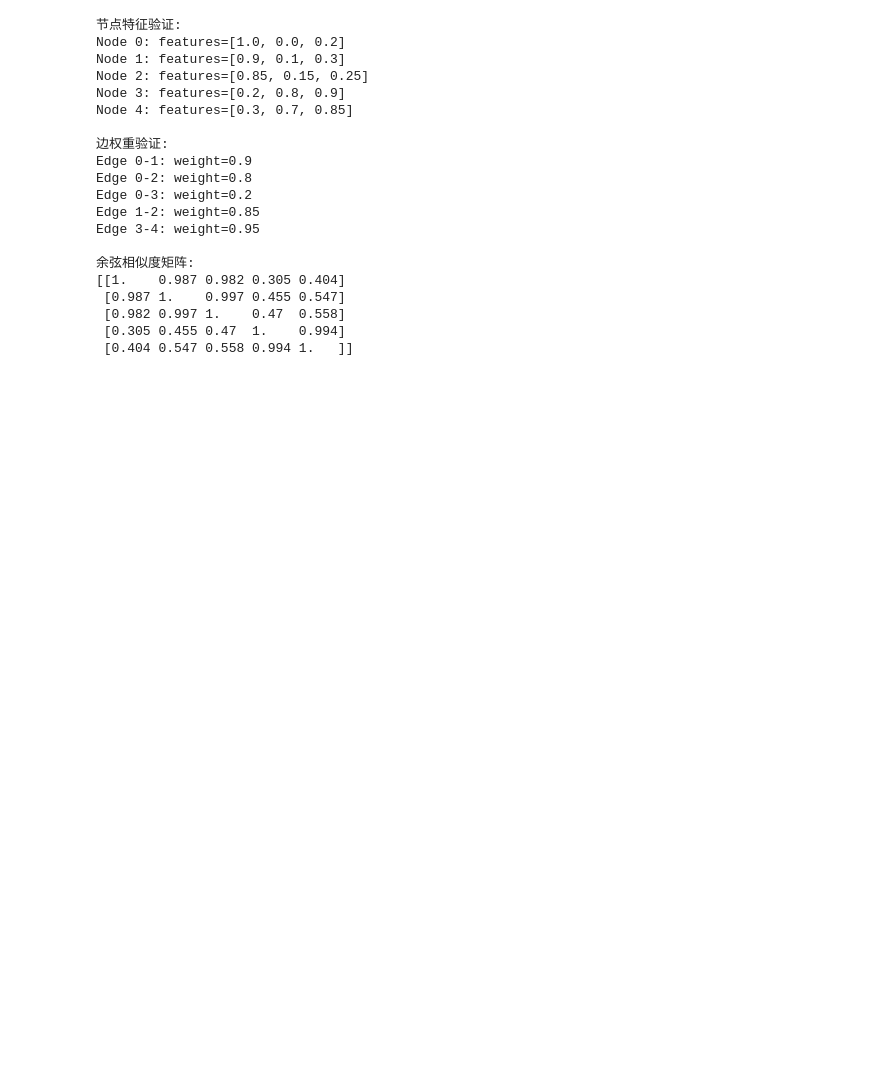
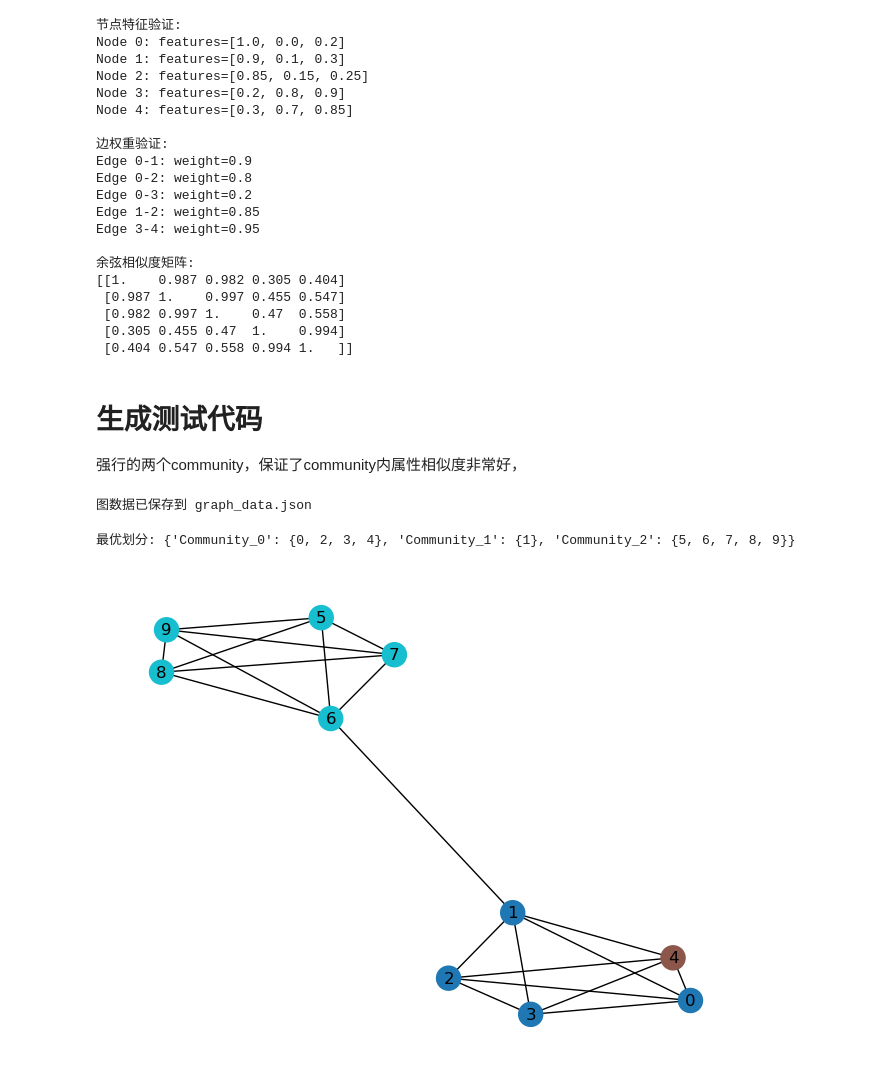
Before and after one commit to Lance1otzzz/similarity_modularity, a Jupyter notebook: graph_visualization.ipynb, the cells around one changed output. Saved outputs shown, nothing was run; the diff lists cells and outputs as text; code cells hidden in the pictures; blank space fills up the shorter version.

Commit message:
初步修正了算法，现在可以得到大致合理的结果了； gpt了一个生成随机数据的工具并做了可视化。 新的问题：'Community_1': {1}被什么奇怪的逻辑忽略掉了？一直单独在一个community里

```diff
--- a/graph_visualization.ipynb
+++ b/graph_visualization.ipynb
@@ -58,3 +21,72 @@ Edge 3-4: weight=0.95
  [0.982 0.997 1.    0.47  0.558]
  [0.305 0.455 0.47  1.    0.994]
  [0.404 0.547 0.558 0.994 1.   ]]
+# %% [markdown]
+# 生成测试代码
+强行的两个community，保证了community内属性相似度非常好，
+# %%
+import numpy as np
+import json
+
+# 设置随机种子以确保可重复性
+np.random.seed(42)
+
+# 生成节点特征
+def generate_features(num_nodes, feature_dim=2):
+    # 生成两个社区的特征
+    community_1 = np.random.normal(loc=[0.9, 0.1], scale=0.05, size=(num_nodes // 2, feature_dim))
+    community_2 = np.random.normal(loc=[0.1, 0.9], scale=0.05, size=(num_nodes // 2, feature_dim))
+    features = np.vstack([community_1, community_2])
+    return features
+
+# 生成边
+def generate_edges(features, intra_weight=1.0, inter_weight=0.5):
+    num_nodes = len(features)
+    edges = []
+    for i in range(num_nodes):
+        for j in range(i + 1, num_nodes):
+            # 计算特征相似度
+            similarity = np.dot(features[i], features[j]) / (np.linalg.norm(features[i]) * np.linalg.norm(features[j]))
+            if similarity > 0.8:  # 强连接
+                edges.append({"source": i, "target": j, "weight": intra_weight})
+            elif similarity > 0.3:  # 弱连接
+                edges.append({"source": i, "target": j, "weight": inter_weight})
+    return edges
+
+# 生成图数据
+def generate_graph_data(num_nodes=6):
+    features = generate_features(num_nodes)
+    edges = generate_edges(features)
+    nodes = [{"id": i, "features": features[i].tolist()} for i in range(num_nodes)]
+    return {"nodes": nodes, "edges": edges}
+
+# 保存为JSON文件
+def save_graph_to_json(graph_data, file_path="graph_data.json"):
+    with open(file_path, "w") as f:
+        json.dump(graph_data, f, indent=2)
+
+# 生成并保存图数据
+graph_data = generate_graph_data(num_nodes=10)
+save_graph_to_json(graph_data)
+print("图数据已保存到 graph_data.json")
+# %% [output]
+图数据已保存到 graph_data.json
+# %%
+from tree_search import *
+import matplotlib.pyplot as plt
+
+def draw_graph(G, communities):
+    pos = nx.spring_layout(G)
+    colors = [i for i, comm in enumerate(communities.values()) for _ in comm]
+    nx.draw(G, pos, node_color=colors, with_labels=True, cmap=plt.cm.tab10)
+    plt.show()
+
+if __name__ == "__main__":
+    G = load_graph_from_json('graph_data.json')
+    searcher = TreeSearchLouvain(G, r=0.85)  # 调整相似度阈值 r 进行测试
+    communities = searcher.run()
+    print("最优划分:", communities)
+    draw_graph(G, communities)
+# %% [output]
+最优划分: {'Community_0': {0, 2, 3, 4}, 'Community_1': {1}, 'Community_2': {5, 6, 7, 8, 9}}
+[figure, added]
```
Also changed, not shown: parts of 1 cell of this notebook, 1 other file.
